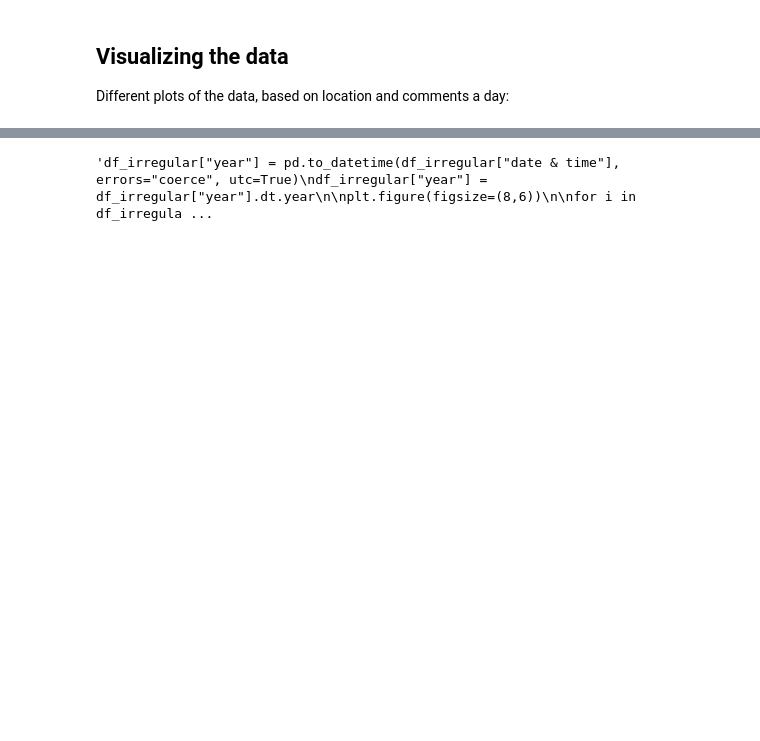
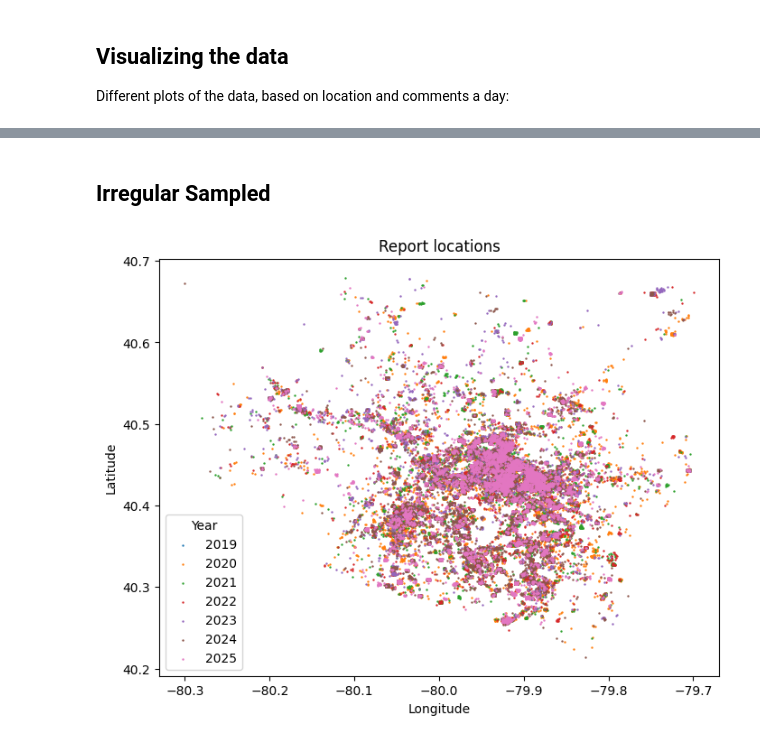
Before and after one commit to thomaselsinga/bachelor_thesis, a Jupyter notebook: preprocessing.ipynb, the cells around one changed output, grey strips where cells are left out. Cells and saved outputs as stored; diff of their text form; code cells hidden in the pictures; blank space fills up the shorter version.

```diff
--- a/preprocessing.ipynb
+++ b/preprocessing.ipynb
@@ -179,2 +164,0 @@ df_irregular = df_irregular.set_index("date & time").sort_index()
-# %%
-df_irregular["combined"] = (df_irregular["smell description"].fillna("") + " " + df_irregular["symptoms"].fillna("") + " " + df_irregular["additional comments"].fillna(""))
@@ -181,8 +169,7 @@ df_irregular["combined"] = (df_irregular["smell description"].fillna("") + " " +
 # %%
-pca = PCA(n_components=2)
-embeddings_2d = pca.fit_transform(embeddings)
+embeddings_2d = PCA(n_components=2).fit_transform(embeddings)
 
-df_irregular["text_emb_1"] = embeddings_2d[:, 0]
-df_irregular["text_emb_2"] = embeddings_2d[:, 1]
+df_irregular_pca_2["text_emb_1"] = embeddings_2d[:, 0]
+df_irregular_pca_2["text_emb_2"] = embeddings_2d[:, 1]
 # %%
-df_irregular = df_irregular.fillna(0)
+df_irregular_pca_2 = df_irregular.fillna(0)
@@ -210,0 +190,2 @@ df_irregular.to_csv("data/smell_irregular.csv")
+# %%
+df_irregular["embedding"] = embeddings.tolist()
@@ -221,20 +371,21 @@ Index(['epoch time', 'smell value', 'skewed latitude', 'skewed longitude',
       dtype='object')
+# %% [markdown]
+## Irregular Sampled
 # %%
-df_irregular["year"] = pd.to_datetime(df_irregular["date & time"], errors="coerce", utc=True)
-df_irregular["year"] = df_irregular["year"].dt.year
+df_irregular["year"] = pd.to_datetime(df_irregular.index, errors="coerce", utc=True).year
 
 plt.figure(figsize=(8,6))
 
 for i in df_irregular["year"].dropna().unique():
     subset = df_irregular[df_irregular["year"] == i]
 
     plt.scatter(subset["skewed longitude"], subset["skewed latitude"], label=str(i), s=0.5)
 
 plt.xlabel("Longitude")
 plt.ylabel("Latitude")
 plt.title("Report locations")
 plt.legend(title="Year")
 
 plt.show()
 # %% [output]
-'df_irregular["year"] = pd.to_datetime(df_irregular["date & time"], errors="coerce", utc=True)\ndf_irregular["year"] = df_irregular["year"].dt.year\n\nplt.figure(figsize=(8,6))\n\nfor i in df_irregula ...
+[figure, added]
```
Also changed, not shown: parts of 76 cells of this notebook, 7 other files.
